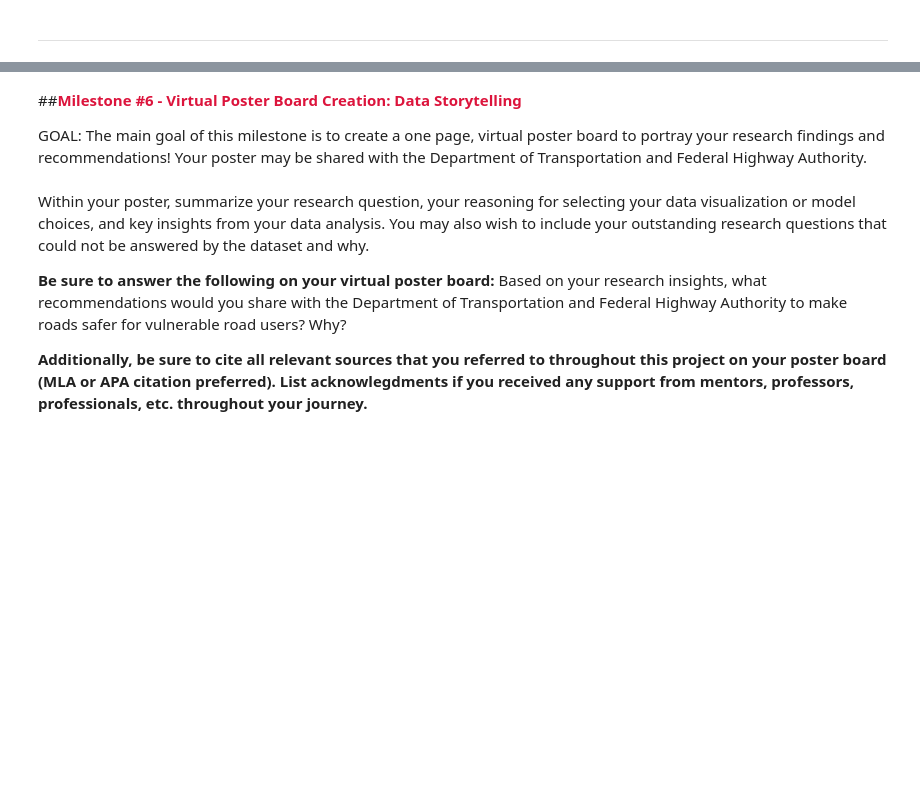
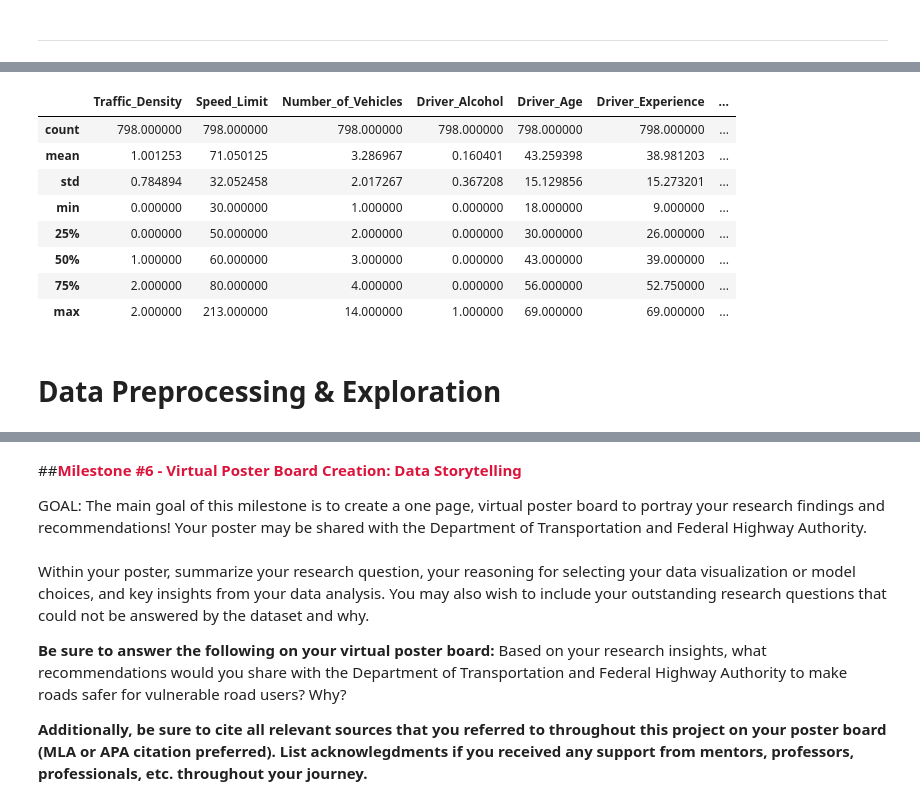
Before and after one commit to kyileiaye2021/NEBDHub-NSDC-Transportation-Data-Science-Project, a Jupyter notebook: EXPLORER_ACCELERATOR_Transportation_Data_Science_Project_(TDSP).ipynb, the cells around one changed output, grey strips where cells are left out. Cells and saved outputs as stored; diff of their text form; code cells hidden in the pictures; blank space fills up the shorter version.

```diff
--- a/EXPLORER_ACCELERATOR_Transportation_Data_Science_Project_(TDSP).ipynb
+++ b/EXPLORER_ACCELERATOR_Transportation_Data_Science_Project_(TDSP).ipynb
@@ -648,0 +702,15 @@ To make visualizations more inclusive for people with color blindness, you can c
+# %%
+# Looking at the statistics of the data
+df.describe()
+# %% [output]
+|  | Traffic_Density | Speed_Limit | Number_of_Vehicles | Driver_Alcohol | Driver_Age | Driver_Experience | ... |
+| count | 798.000000 | 798.000000 | 798.000000 | 798.000000 | 798.000000 | 798.000000 | ... |
+| mean | 1.001253 | 71.050125 | 3.286967 | 0.160401 | 43.259398 | 38.981203 | ... |
+| std | 0.784894 | 32.052458 | 2.017267 | 0.367208 | 15.129856 | 15.273201 | ... |
+| min | 0.000000 | 30.000000 | 1.000000 | 0.000000 | 18.000000 | 9.000000 | ... |
+| 25% | 0.000000 | 50.000000 | 2.000000 | 0.000000 | 30.000000 | 26.000000 | ... |
+| 50% | 1.000000 | 60.000000 | 3.000000 | 0.000000 | 43.000000 | 39.000000 | ... |
+| 75% | 2.000000 | 80.000000 | 4.000000 | 0.000000 | 56.000000 | 52.750000 | ... |
+| max | 2.000000 | 213.000000 | 14.000000 | 1.000000 | 69.000000 | 69.000000 | ... |
+# %% [markdown]
+# Data Preprocessing & Exploration
```
Also changed, not shown: parts of 20 cells of this notebook.
